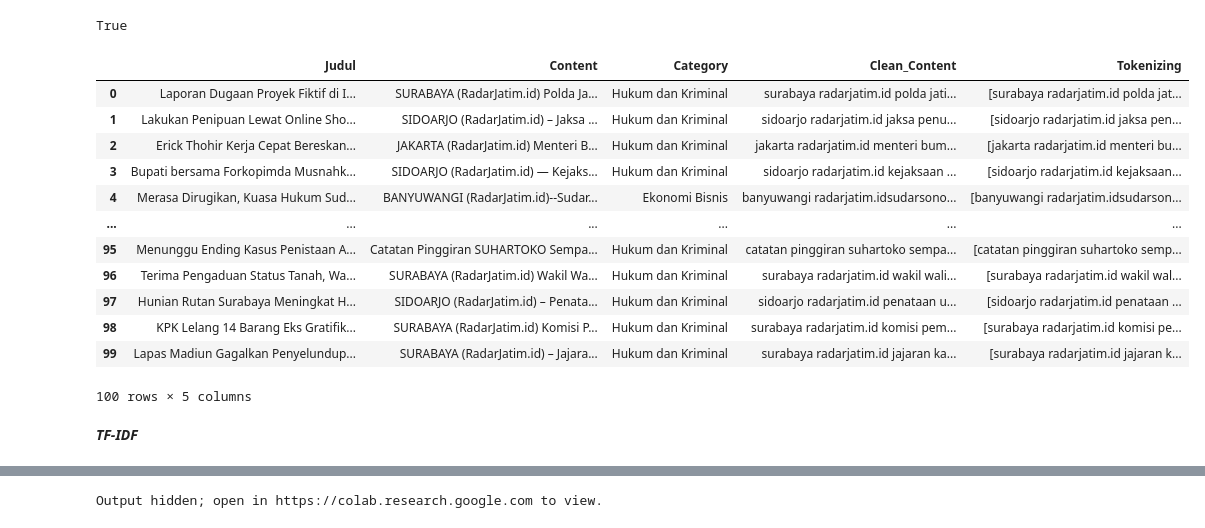
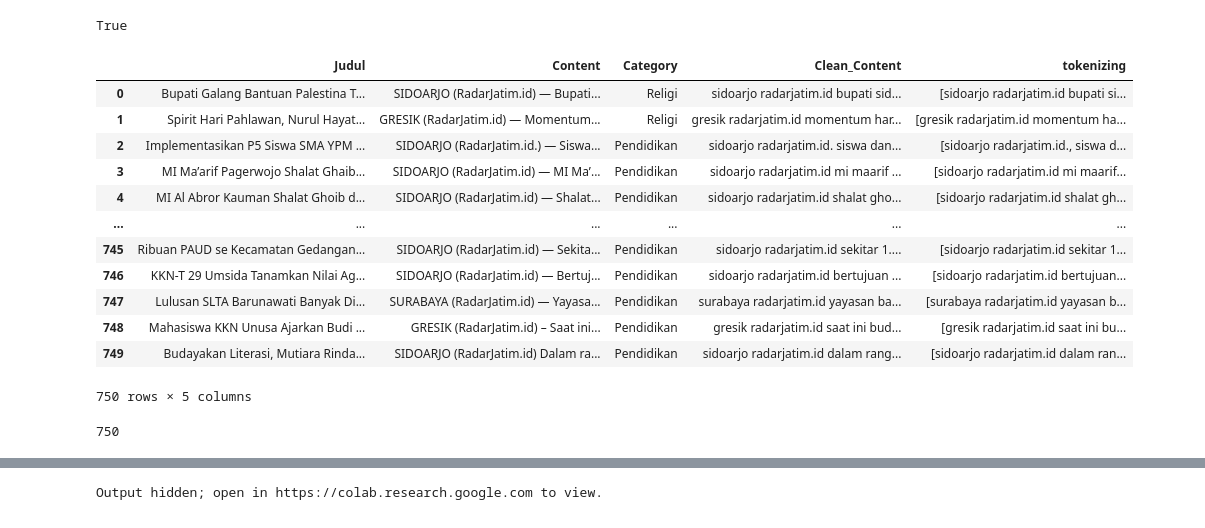
Before and after one commit to aulyamiftahkhulhikmah/projectPPW, a Jupyter notebook: _sources/notebooks5.ipynb, the cells around one changed output, grey strips where cells are left out. Drawn from its saved outputs; the diff is of its cells as text; code cells hidden in the pictures.

```diff
--- a/_sources/notebooks5.ipynb
+++ b/_sources/notebooks5.ipynb
@@ -23,0 +89,3 @@ df
+# %%
+df = pd.read_csv('/content/drive/MyDrive/projectPPW/tugas/CrawlingBerita (2).csv')
+df
@@ -85,21 +169,23 @@ nltk.download('stopwords')
 [nltk_data]   Package stopwords is already up-to-date!
 True
 # %%
-df["Tokenizing"] = df['Clean_Content'].apply(sent_tokenize)
+df["tokenizing"] = df['Clean_Content'].apply(lambda x: sent_tokenize(str(x)))
 df
 # %% [output]
-|  | Judul | Content | Category | Clean_Content | Tokenizing |
-| 0 | Laporan Dugaan Proyek Fiktif di I... | SURABAYA (RadarJatim.id) Polda Ja... | Hukum dan Kriminal | surabaya radarjatim.id polda jati... | [surabaya radarjatim.id polda jat... |
-| 1 | Lakukan Penipuan Lewat Online Sho... | SIDOARJO (RadarJatim.id) – Jaksa ... | Hukum dan Kriminal | sidoarjo radarjatim.id jaksa penu... | [sidoarjo radarjatim.id jaksa pen... |
-| 2 | Erick Thohir Kerja Cepat Bereskan... | JAKARTA (RadarJatim.id) Menteri B... | Hukum dan Kriminal | jakarta radarjatim.id menteri bum... | [jakarta radarjatim.id menteri bu... |
-| 3 | Bupati bersama Forkopimda Musnahk... | SIDOARJO (RadarJatim.id) — Kejaks... | Hukum dan Kriminal | sidoarjo radarjatim.id kejaksaan ... | [sidoarjo radarjatim.id kejaksaan... |
-| 4 | Merasa Dirugikan, Kuasa Hukum Sud... | BANYUWANGI (RadarJatim.id)--Sudar... | Ekonomi Bisnis | banyuwangi radarjatim.idsudarsono... | [banyuwangi radarjatim.idsudarson... |
+|  | Judul | Content | Category | Clean_Content | tokenizing |
+| 0 | Bupati Galang Bantuan Palestina T... | SIDOARJO (RadarJatim.id) — Bupati... | Religi | sidoarjo radarjatim.id bupati sid... | [sidoarjo radarjatim.id bupati si... |
+| 1 | Spirit Hari Pahlawan, Nurul Hayat... | GRESIK (RadarJatim.id) — Momentum... | Religi | gresik radarjatim.id momentum har... | [gresik radarjatim.id momentum ha... |
+| 2 | Implementasikan P5 Siswa SMA YPM ... | SIDOARJO (RadarJatim.id.) — Siswa... | Pendidikan | sidoarjo radarjatim.id. siswa dan... | [sidoarjo radarjatim.id., siswa d... |
+| 3 | MI Ma’arif Pagerwojo Shalat Ghaib... | SIDOARJO (RadarJatim.id) — MI Ma’... | Pendidikan | sidoarjo radarjatim.id mi maarif ... | [sidoarjo radarjatim.id mi maarif... |
+| 4 | MI Al Abror Kauman Shalat Ghoib d... | SIDOARJO (RadarJatim.id) — Shalat... | Pendidikan | sidoarjo radarjatim.id shalat gho... | [sidoarjo radarjatim.id shalat gh... |
 | ... | ... | ... | ... | ... | ... |
-| 95 | Menunggu Ending Kasus Penistaan A... | Catatan Pinggiran SUHARTOKO Sempa... | Hukum dan Kriminal | catatan pinggiran suhartoko sempa... | [catatan pinggiran suhartoko semp... |
-| 96 | Terima Pengaduan Status Tanah, Wa... | SURABAYA (RadarJatim.id) Wakil Wa... | Hukum dan Kriminal | surabaya radarjatim.id wakil wali... | [surabaya radarjatim.id wakil wal... |
-| 97 | Hunian Rutan Surabaya Meningkat H... | SIDOARJO (RadarJatim.id) – Penata... | Hukum dan Kriminal | sidoarjo radarjatim.id penataan u... | [sidoarjo radarjatim.id penataan ... |
-| 98 | KPK Lelang 14 Barang Eks Gratifik... | SURABAYA (RadarJatim.id) Komisi P... | Hukum dan Kriminal | surabaya radarjatim.id komisi pem... | [surabaya radarjatim.id komisi pe... |
-| 99 | Lapas Madiun Gagalkan Penyelundup... | SURABAYA (RadarJatim.id) – Jajara... | Hukum dan Kriminal | surabaya radarjatim.id jajaran ka... | [surabaya radarjatim.id jajaran k... |
+| 745 | Ribuan PAUD se Kecamatan Gedangan... | SIDOARJO (RadarJatim.id) — Sekita... | Pendidikan | sidoarjo radarjatim.id sekitar 1.... | [sidoarjo radarjatim.id sekitar 1... |
+| 746 | KKN-T 29 Umsida Tanamkan Nilai Ag... | SIDOARJO (RadarJatim.id) — Bertuj... | Pendidikan | sidoarjo radarjatim.id bertujuan ... | [sidoarjo radarjatim.id bertujuan... |
+| 747 | Lulusan SLTA Barunawati Banyak Di... | SURABAYA (RadarJatim.id) — Yayasa... | Pendidikan | surabaya radarjatim.id yayasan ba... | [surabaya radarjatim.id yayasan b... |
+| 748 | Mahasiswa KKN Unusa Ajarkan Budi ... | GRESIK (RadarJatim.id) – Saat ini... | Pendidikan | gresik radarjatim.id saat ini bud... | [gresik radarjatim.id saat ini bu... |
+| 749 | Budayakan Literasi, Mutiara Rinda... | SIDOARJO (RadarJatim.id) Dalam ra... | Pendidikan | sidoarjo radarjatim.id dalam rang... | [sidoarjo radarjatim.id dalam ran... |
-100 rows × 5 columns
+750 rows × 5 columns
-# %% [markdown]
-***TF-IDF***
+# %%
+len(df['tokenizing'])
+# %% [output]
+750
```
Also changed, not shown: parts of 90 cells of this notebook, 35 other files.
